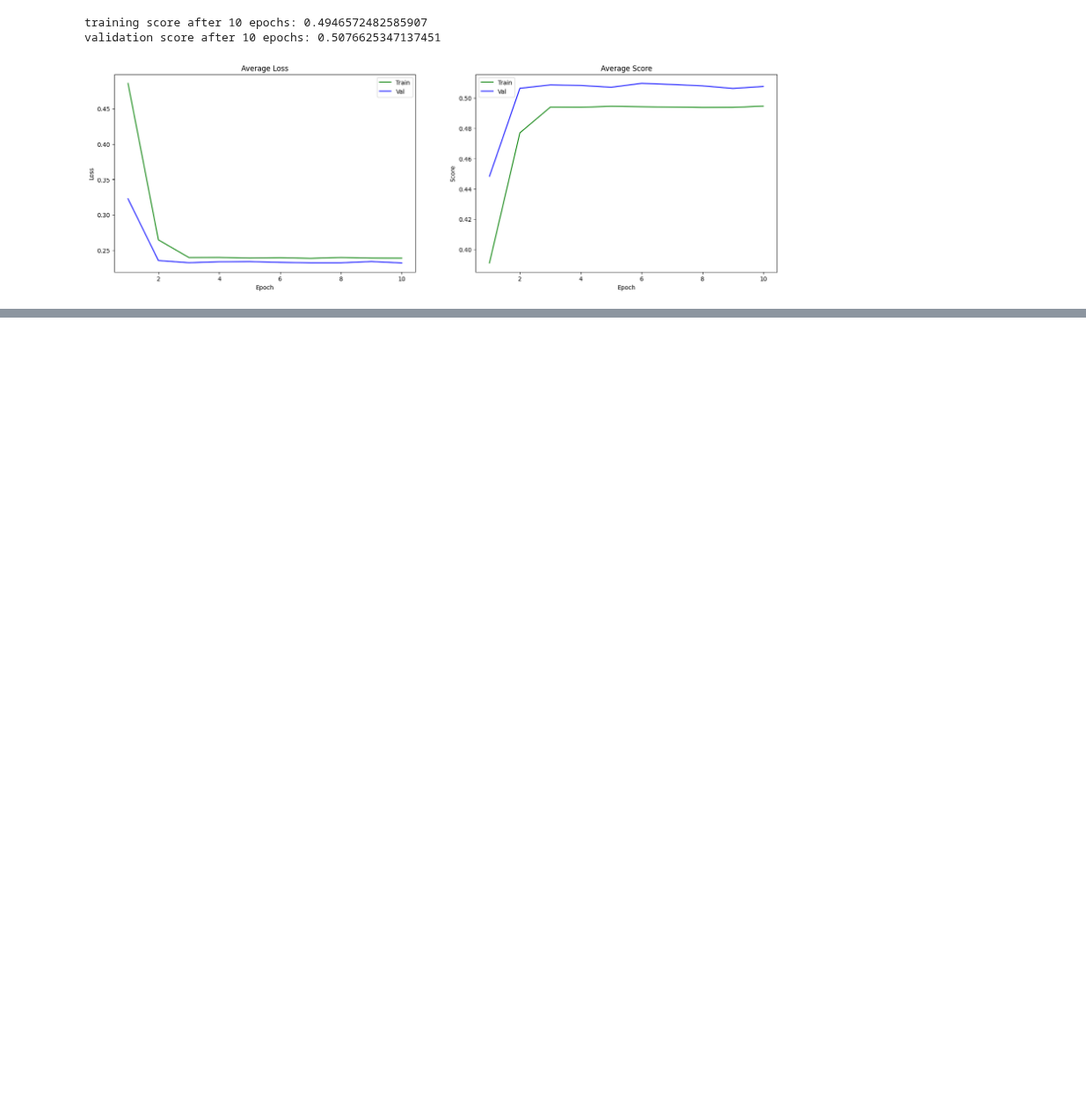
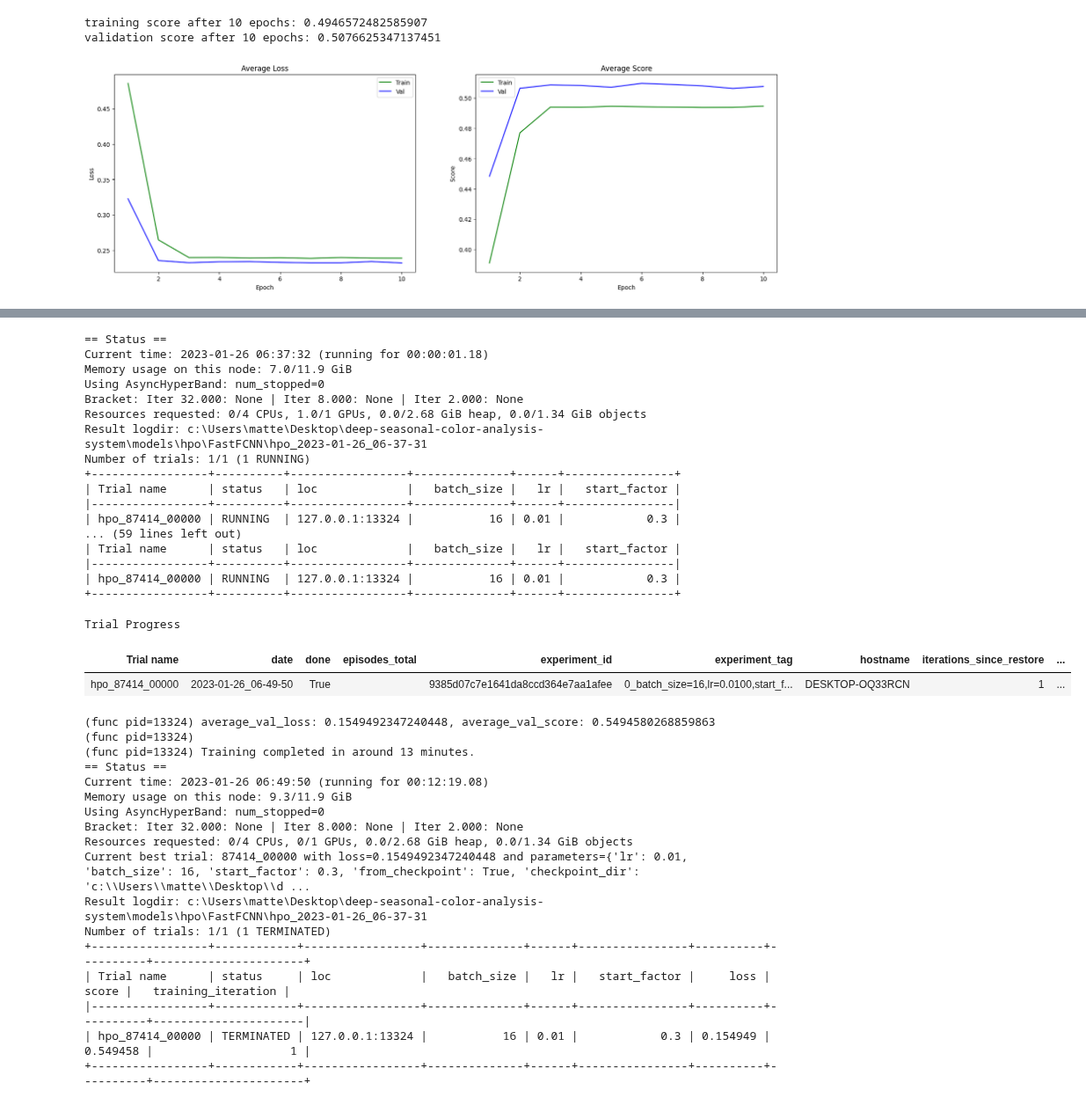
Before and after one commit to mrcmich/deep-seasonal-color-analysis-system, a Jupyter notebook: hyperparameter_tuning_FastSCNN.ipynb, the cells around one changed output, grey strips where cells are left out. Shown at 88% size. Drawn from its saved outputs; the diff is of its cells as text; code cells hidden in the pictures; blank space fills up the shorter version.

```diff
--- a/hyperparameter_tuning_FastSCNN.ipynb
+++ b/hyperparameter_tuning_FastSCNN.ipynb
@@ -290,16 +289,10 @@ validation score after 10 epochs: 0.5076625347137451
 # === hyperparameters optimization (HPO) ===
 
 from functools import partial
-import os
-import torch
-import torch.nn as nn
-import torch.optim as optim
-from torch.utils.data import random_split
-import torchvision
 from ray import tune
 from ray.tune import CLIReporter
 from ray.tune.schedulers import ASHAScheduler
-
+import pprint
 
 model = fast_scnn.FastSCNN(n_classes)
 
@@ -315,20 +308,21 @@ config = {
     "lr": tune.grid_search([1e-4, 1e-2]),
     "batch_size": tune.grid_search([16, 32, 64]),
     "start_factor": tune.grid_search([0.3, 0.5]),
-    "from_checkpoint": False
+    "from_checkpoint": False,
+    "checkpoint_dir": os.path.abspath("./models/hpo/FastFCNN")
 }
-n_epochs = 1
+n_epochs = 5
 score_fn = metrics.batch_mIoU
 loss_fn = nn.CrossEntropyLoss(weight=class_weights.to(device))
 
 # Ray Tune parameters
 cpus_per_trial = 0
 gpus_per_trial = torch.cuda.device_count()
-num_samples = 1  # Number of times each combination is sampled (n_epochs are done per sample)
-scheduler = ASHAScheduler(grace_period=2)
+num_samples = 2  # Number of times each combination is sampled (n_epochs are done per sample)
+scheduler = ASHAScheduler(grace_period=1)
 reporter = CLIReporter(
         metric_columns=["loss", "score", "training_iteration"],
-        max_report_frequency=180)
+        max_report_frequency=300)
 
 # launching HPO
 hpo_results = tune.run(partial(training_and_testing.hpo,
@@ -343,3 +337,4 @@ hpo_results = tune.run(partial(training_and_testing.hpo,
     checkpoint_at_end=True,
     checkpoint_freq=1,
     local_dir="models/hpo/FastFCNN")
+# %% [output]
@@ -345,0 +342,37 @@ hpo_results = tune.run(partial(training_and_testing.hpo,
+== Status ==
+Current time: 2023-01-26 06:37:32 (running for 00:00:01.18)
+Memory usage on this node: 7.0/11.9 GiB
+Using AsyncHyperBand: num_stopped=0
+Bracket: Iter 32.000: None | Iter 8.000: None | Iter 2.000: None
+Resources requested: 0/4 CPUs, 1.0/1 GPUs, 0.0/2.68 GiB heap, 0.0/1.34 GiB objects
+Result logdir: c:\Users\matte\Desktop\deep-seasonal-color-analysis-system\models\hpo\FastFCNN\hpo_2023-01-26_06-37-31
+Number of trials: 1/1 (1 RUNNING)
++-----------------+----------+-----------------+--------------+------+----------------+
+| Trial name      | status   | loc             |   batch_size |   lr |   start_factor |
+|-----------------+----------+-----------------+--------------+------+----------------|
+| hpo_87414_00000 | RUNNING  | 127.0.0.1:13324 |           16 | 0.01 |            0.3 |
+... (59 lines left out)
+| Trial name      | status   | loc             |   batch_size |   lr |   start_factor |
+|-----------------+----------+-----------------+--------------+------+----------------|
+| hpo_87414_00000 | RUNNING  | 127.0.0.1:13324 |           16 | 0.01 |            0.3 |
++-----------------+----------+-----------------+--------------+------+----------------+
+Trial Progress
+| Trial name | date | done | episodes_total | experiment_id | experiment_tag | hostname | iterations_since_restore | ... |
+| hpo_87414_00000 | 2023-01-26_06-49-50 | True |  | 9385d07c7e1641da8ccd364e7aa1afee | 0_batch_size=16,lr=0.0100,start_f... | DESKTOP-OQ33RCN | 1 | ... |
+(func pid=13324) average_val_loss: 0.1549492347240448, average_val_score: 0.5494580268859863
+(func pid=13324)
+(func pid=13324) Training completed in around 13 minutes.
+== Status ==
+Current time: 2023-01-26 06:49:50 (running for 00:12:19.08)
+Memory usage on this node: 9.3/11.9 GiB
+Using AsyncHyperBand: num_stopped=0
+Bracket: Iter 32.000: None | Iter 8.000: None | Iter 2.000: None
+Resources requested: 0/4 CPUs, 0/1 GPUs, 0.0/2.68 GiB heap, 0.0/1.34 GiB objects
+Current best trial: 87414_00000 with loss=0.1549492347240448 and parameters={'lr': 0.01, 'batch_size': 16, 'start_factor': 0.3, 'from_checkpoint': True, 'checkpoint_dir': 'c:\\Users\\matte\\Desktop\\d ...
+Result logdir: c:\Users\matte\Desktop\deep-seasonal-color-analysis-system\models\hpo\FastFCNN\hpo_2023-01-26_06-37-31
+Number of trials: 1/1 (1 TERMINATED)
++-----------------+------------+-----------------+--------------+------+----------------+----------+----------+----------------------+
+| Trial name      | status     | loc             |   batch_size |   lr |   start_factor |     loss |    score |   training_iteration |
+|-----------------+------------+-----------------+--------------+------+----------------+----------+----------+----------------------|
+| hpo_87414_00000 | TERMINATED | 127.0.0.1:13324 |           16 | 0.01 |            0.3 | 0.154949 | 0.549458 |                    1 |
++-----------------+------------+-----------------+--------------+------+----------------+----------+----------+----------------------+
```
Also changed, not shown: parts of 3 cells of this notebook.
